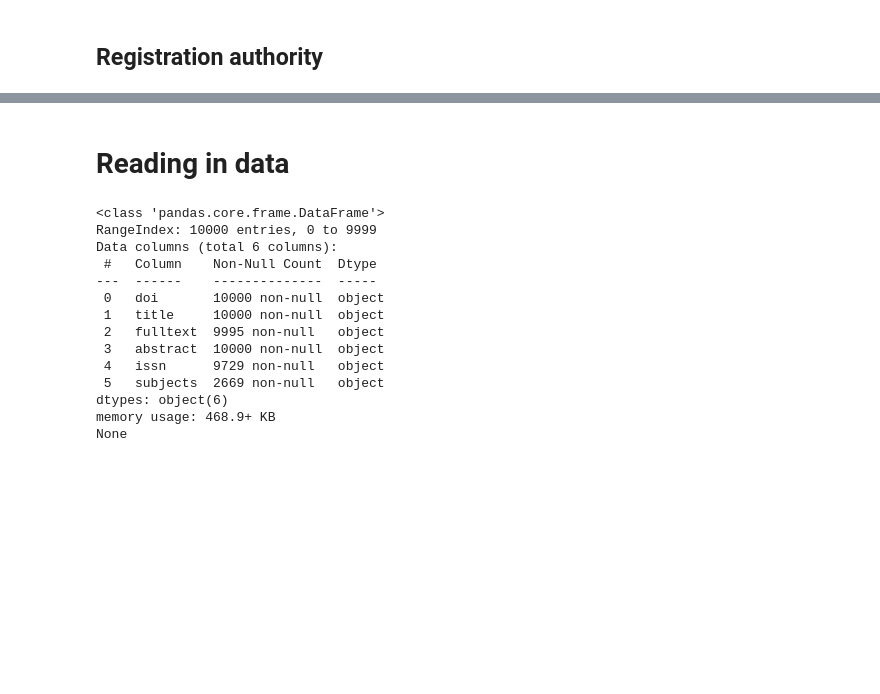
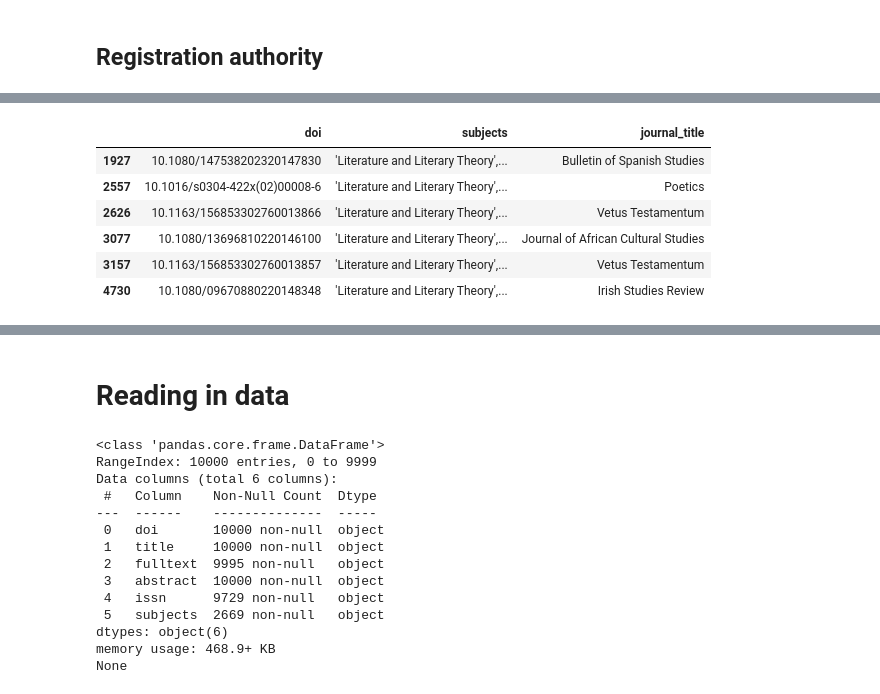
Before and after one commit to msc2106/QualAbstracts, a Jupyter notebook: notebooks/data_wrangling.ipynb, the cells around one changed output, grey strips where cells are left out. Cells and saved outputs as stored; diff of their text form; code cells hidden in the pictures; blank space fills up the shorter version.

Commit message:
Getting subjects from crossref data

```diff
--- a/notebooks/data_wrangling.ipynb
+++ b/notebooks/data_wrangling.ipynb
@@ -91,0 +72,4 @@ print(articles_md.head())
+# %%
+with gzip.open('../data/crossref_data_2023_04/0.json.gz') as f:
+    cr_json0 = json.load(f)
+cr_json0.keys()
@@ -91,0 +78,3 @@ print(articles_md.head())
+# %%
+cr_list0 = cr_json0['items']
+cr_list0[0]
@@ -91,0 +103,10 @@ print(articles_md.head())
+# %%
+cf_df0 = pd.DataFrame(
+    [{
+        'doi': item['DOI'],
+        'subjects': str(item['subject'])[1:-1] if 'subject' in item.keys() else np.NaN,
+        'journal_title': item['container-title'][0]
+    } for item in cr_list0]
+)
+print(cf_df0.info())
+cf_df0.head()
@@ -91,0 +156,11 @@ print(articles_md.head())
+# %%
+# cf_df0[cf_df0.subjects.apply(lambda l: 'Literature and Literary Theory' in l)]
+cf_df0[cf_df0.subjects.str.contains('liter', case=False, na=False)]
+# %% [output]
+|  | doi | subjects | journal_title |
+| 1927 | 10.1080/147538202320147830 | 'Literature and Literary Theory',... | Bulletin of Spanish Studies |
+| 2557 | 10.1016/s0304-422x(02)00008-6 | 'Literature and Literary Theory',... | Poetics |
+| 2626 | 10.1163/156853302760013866 | 'Literature and Literary Theory',... | Vetus Testamentum |
+| 3077 | 10.1080/13696810220146100 | 'Literature and Literary Theory',... | Journal of African Cultural Studies |
+| 3157 | 10.1163/156853302760013857 | 'Literature and Literary Theory',... | Vetus Testamentum |
+| 4730 | 10.1080/09670880220148348 | 'Literature and Literary Theory',... | Irish Studies Review |
```
Also changed, not shown: parts of 10 cells of this notebook, 1 other file.
